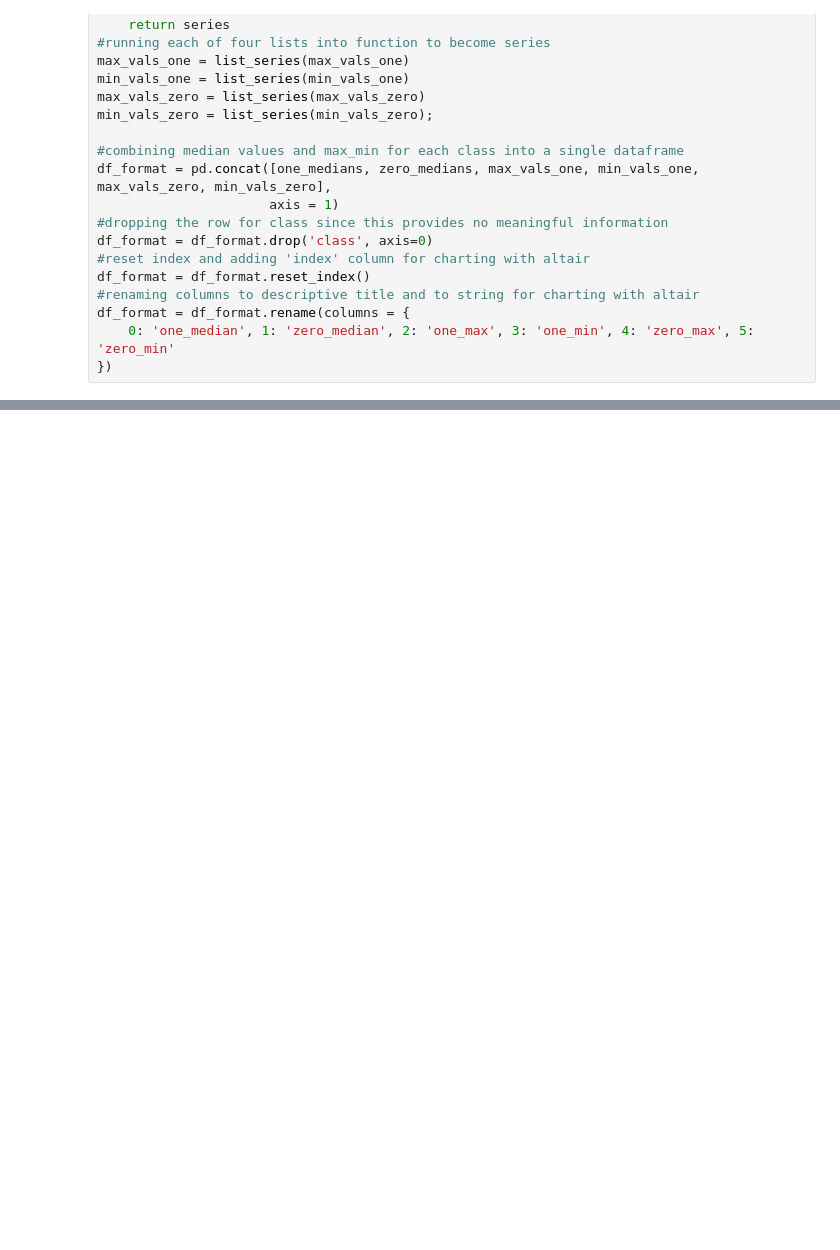
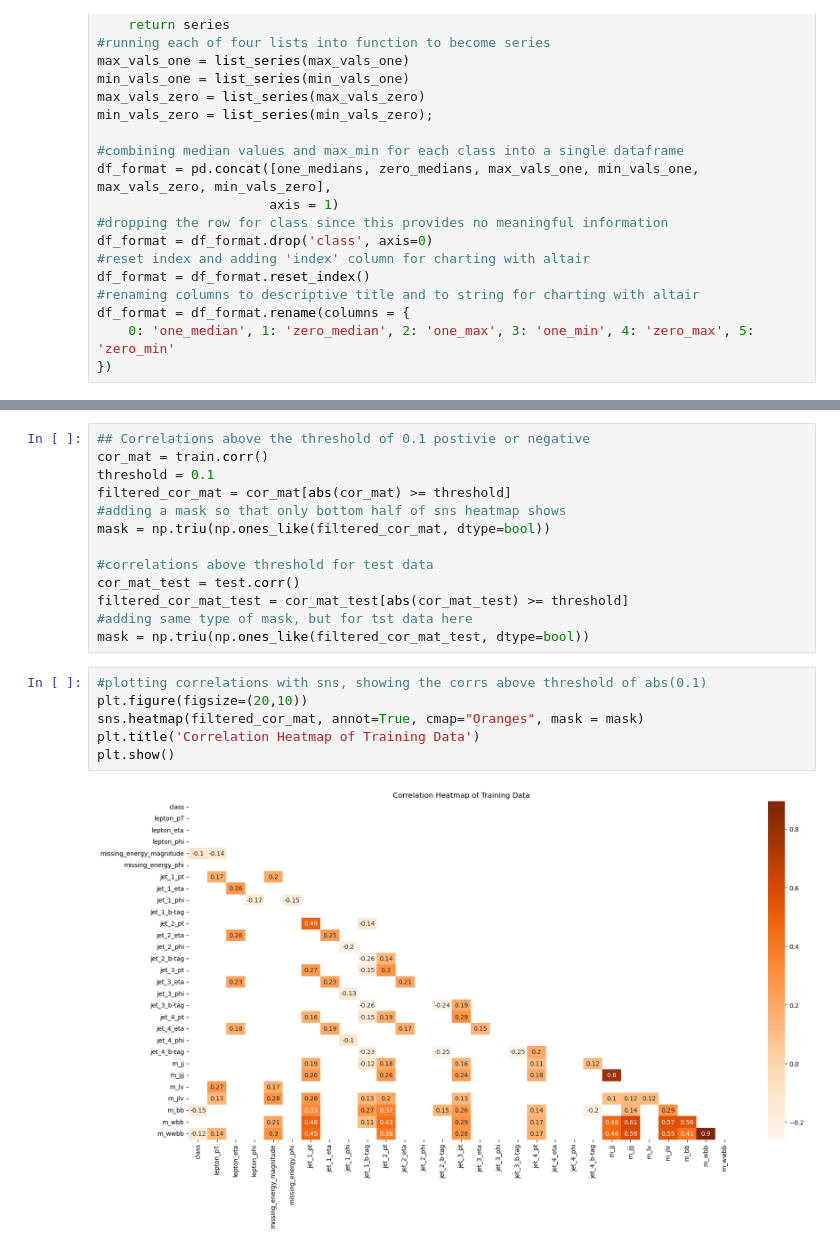
Before and after one commit to skembr01/Higgs_NN_Classifier, a Jupyter notebook: notebook.ipynb, the cells around one changed output, grey strips where cells are left out. Saved outputs shown, nothing was run; the diff lists cells and outputs as text; blank space fills up the shorter version.

```diff
--- a/notebook.ipynb
+++ b/notebook.ipynb
@@ -209,3 +230,24 @@ charts = (ones + error_bars) & (zero + error_bars_zero)
 charts
 # %% [output]
 [interactive output not drawn]
+# %%
+## Correlations above the threshold of 0.1 postivie or negative
+cor_mat = train.corr()
+threshold = 0.1
+filtered_cor_mat = cor_mat[abs(cor_mat) >= threshold]
+#adding a mask so that only bottom half of sns heatmap shows
+mask = np.triu(np.ones_like(filtered_cor_mat, dtype=bool))
+
+#correlations above threshold for test data
+cor_mat_test = test.corr()
+filtered_cor_mat_test = cor_mat_test[abs(cor_mat_test) >= threshold]
+#adding same type of mask, but for tst data here
+mask = np.triu(np.ones_like(filtered_cor_mat_test, dtype=bool))
+# %%
+#plotting correlations with sns, showing the corrs above threshold of abs(0.1)
+plt.figure(figsize=(20,10))
+sns.heatmap(filtered_cor_mat, annot=True, cmap="Oranges", mask = mask)
+plt.title('Correlation Heatmap of Training Data')
+plt.show()
+# %% [output]
+[figure, added]
```
Also changed, not shown: parts of 15 cells of this notebook.
